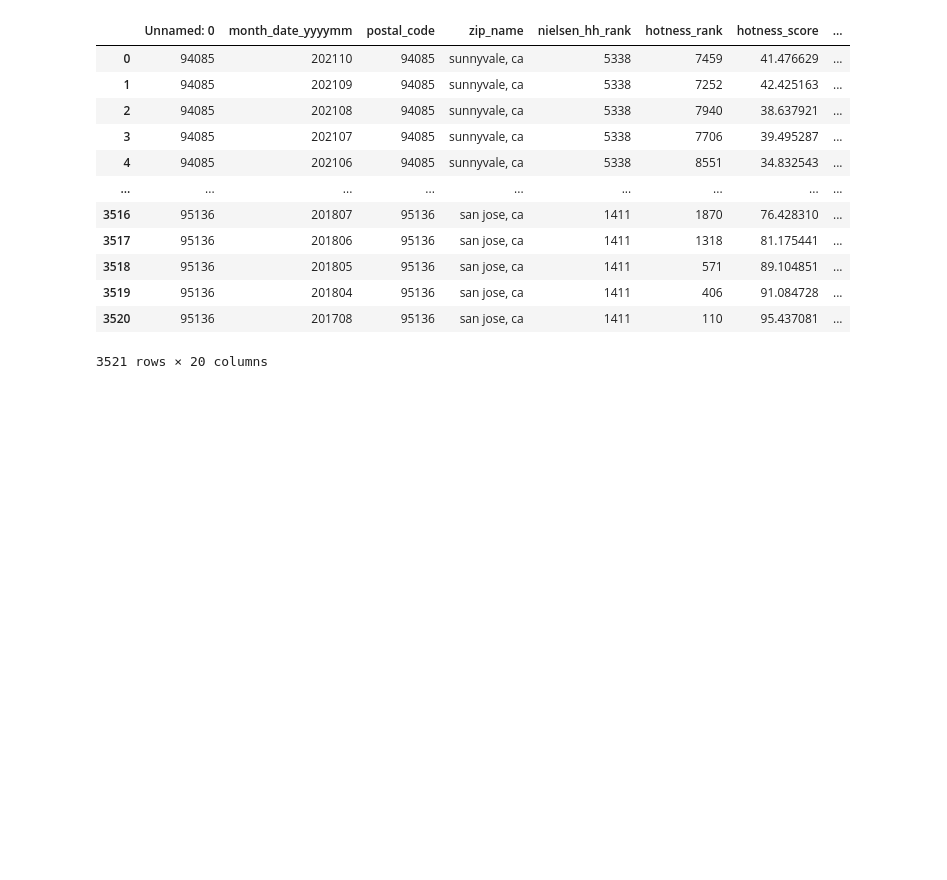
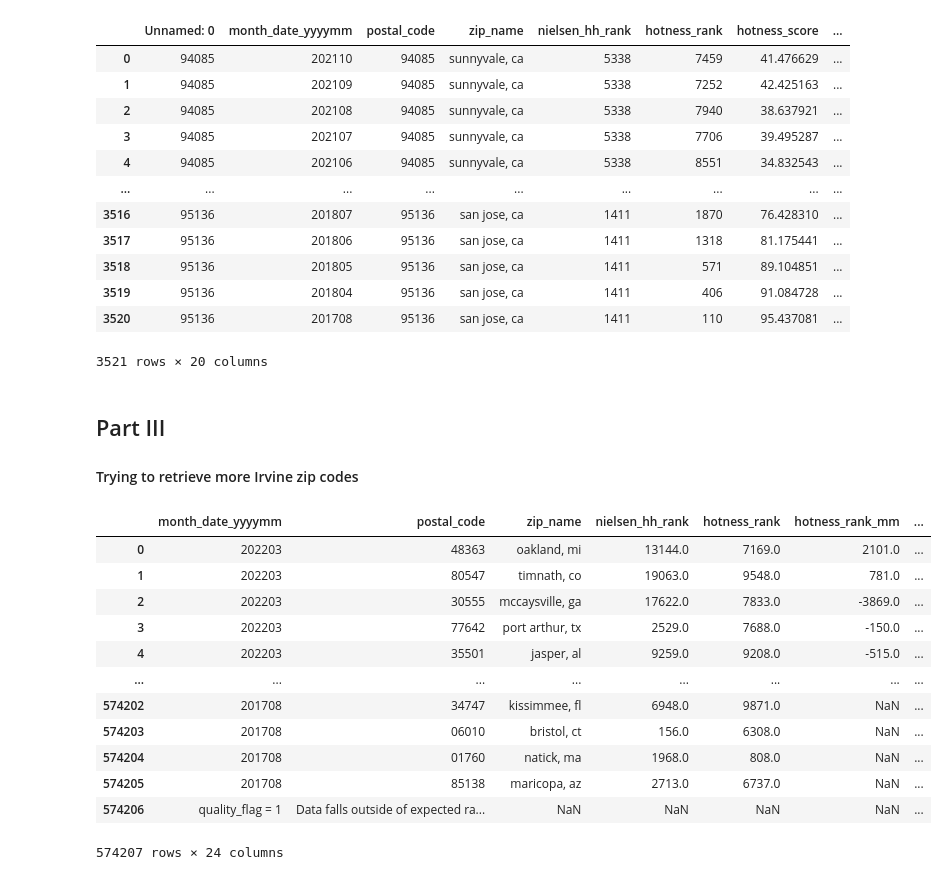
Before and after one commit to evantilu/Proptech-Project, a Jupyter notebook: code/data_processing.ipynb, the cells around one changed output. Drawn from its saved outputs; the diff is of its cells as text; code cells hidden in the pictures; blank space fills up the shorter version.

Commit message:
process new data until mar 2022

```diff
--- a/code/data_processing.ipynb
+++ b/code/data_processing.ipynb
@@ -261,3 +261,24 @@ tmp
 | 3519 | 95136 | 201804 | 95136 | san jose, ca | 1411 | 406 | 91.084728 | ... |
 | 3520 | 95136 | 201708 | 95136 | san jose, ca | 1411 | 110 | 95.437081 | ... |
 3521 rows × 20 columns
+# %% [markdown]
+## Part III
+#### Trying to retrieve more Irvine zip codes
+# %%
+raw_df = pd.read_csv('../data/hotness_data/raw_hotness_data.csv')
+# %%
+raw_df
+# %% [output]
+|  | month_date_yyyymm | postal_code | zip_name | nielsen_hh_rank | hotness_rank | hotness_rank_mm | ... |
+| 0 | 202203 | 48363 | oakland, mi | 13144.0 | 7169.0 | 2101.0 | ... |
+| 1 | 202203 | 80547 | timnath, co | 19063.0 | 9548.0 | 781.0 | ... |
+| 2 | 202203 | 30555 | mccaysville, ga | 17622.0 | 7833.0 | -3869.0 | ... |
+| 3 | 202203 | 77642 | port arthur, tx | 2529.0 | 7688.0 | -150.0 | ... |
+| 4 | 202203 | 35501 | jasper, al | 9259.0 | 9208.0 | -515.0 | ... |
+| ... | ... | ... | ... | ... | ... | ... | ... |
+| 574202 | 201708 | 34747 | kissimmee, fl | 6948.0 | 9871.0 | NaN | ... |
+| 574203 | 201708 | 06010 | bristol, ct | 156.0 | 6308.0 | NaN | ... |
+| 574204 | 201708 | 01760 | natick, ma | 1968.0 | 808.0 | NaN | ... |
+| 574205 | 201708 | 85138 | maricopa, az | 2713.0 | 6737.0 | NaN | ... |
+| 574206 | quality_flag = 1 | Data falls outside of expected ra... | NaN | NaN | NaN | NaN | ... |
+574207 rows × 24 columns
```
Also changed, not shown: parts of 2 cells of this notebook, 6 other files.
